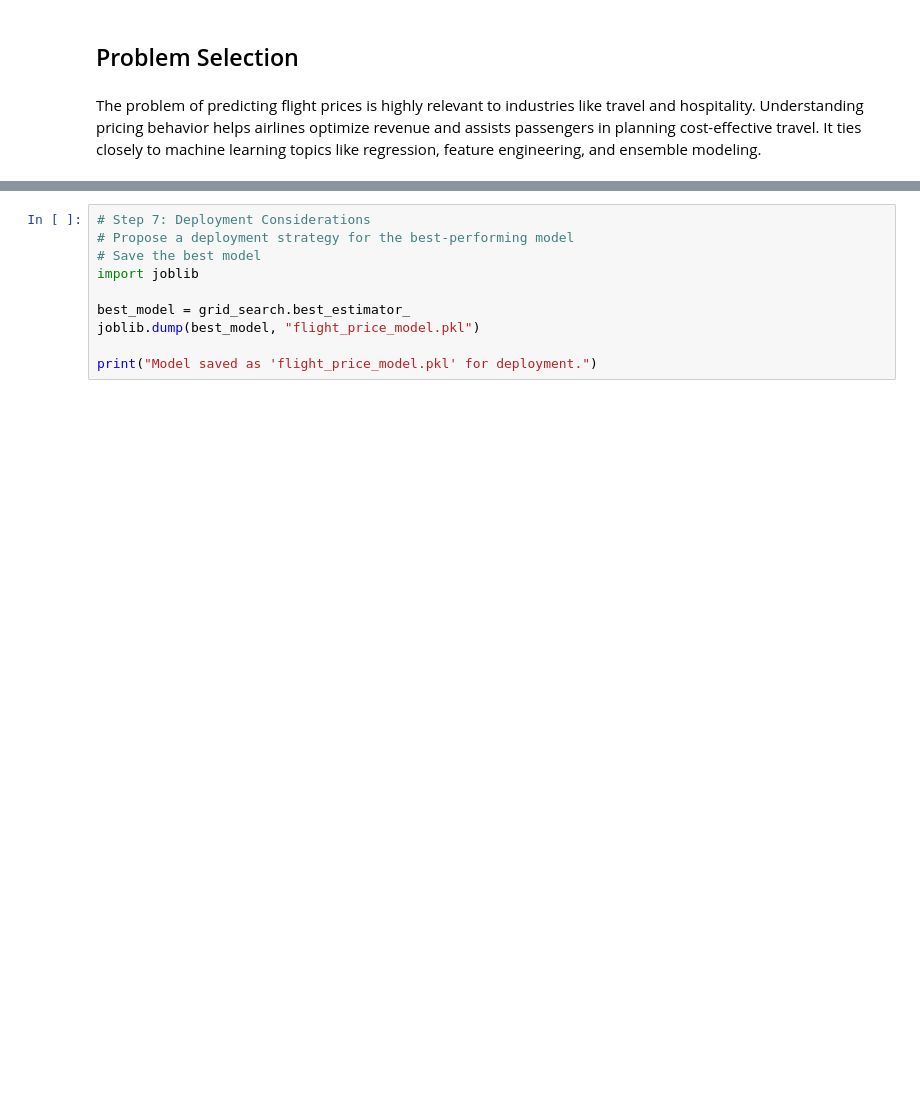
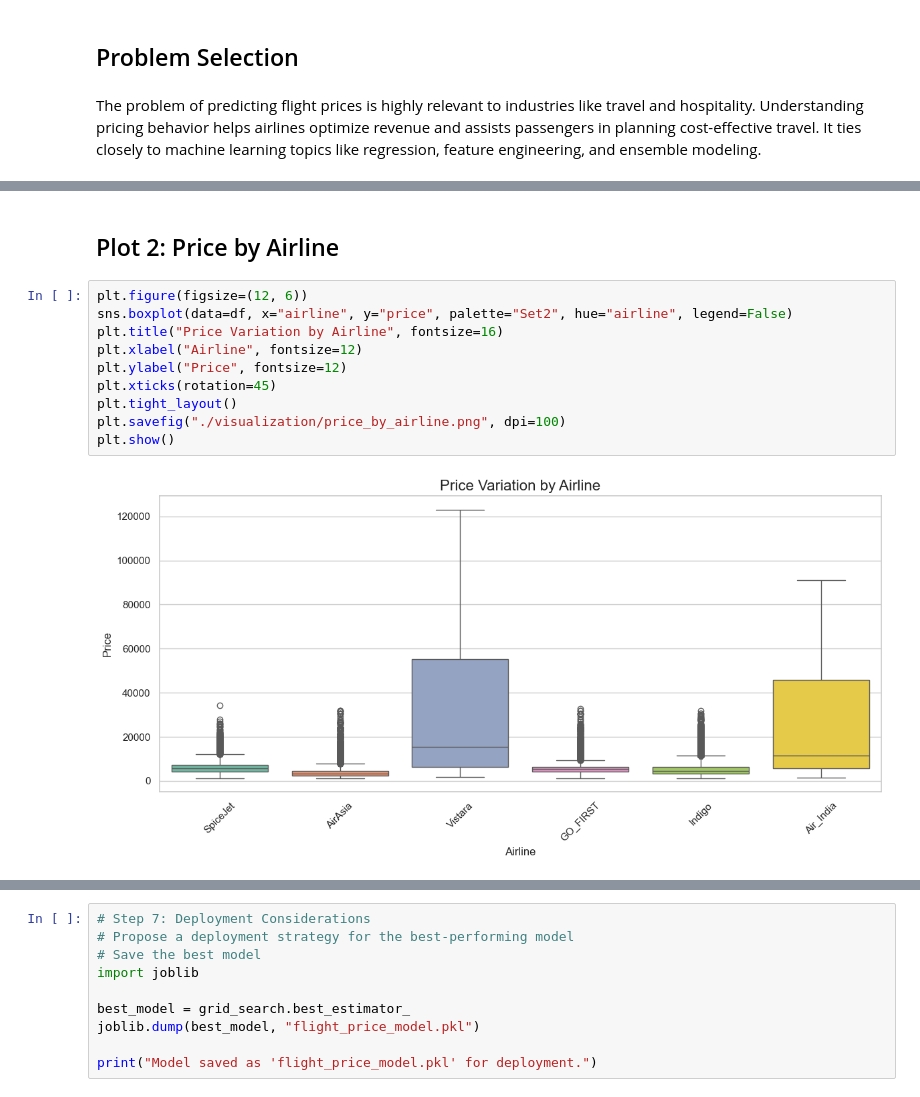
Before and after one commit to mrquantran/rai_7005_assessment_3, a Jupyter notebook: index.ipynb, the cells around one changed output, grey strips where cells are left out. Saved outputs shown, nothing was run; the diff lists cells and outputs as text; blank space fills up the shorter version.

```diff
--- a/index.ipynb
+++ b/index.ipynb
@@ -98,0 +118,14 @@ dtype: int64
+# %% [markdown]
+## Plot 2: Price by Airline
+# %%
+plt.figure(figsize=(12, 6))
+sns.boxplot(data=df, x="airline", y="price", palette="Set2", hue="airline", legend=False)
+plt.title("Price Variation by Airline", fontsize=16)
+plt.xlabel("Airline", fontsize=12)
+plt.ylabel("Price", fontsize=12)
+plt.xticks(rotation=45)
+plt.tight_layout()
+plt.savefig("./visualization/price_by_airline.png", dpi=100)
+plt.show()
+# %% [output]
+[figure, added]
```
Also changed, not shown: parts of 17 cells of this notebook, 4 other files.
